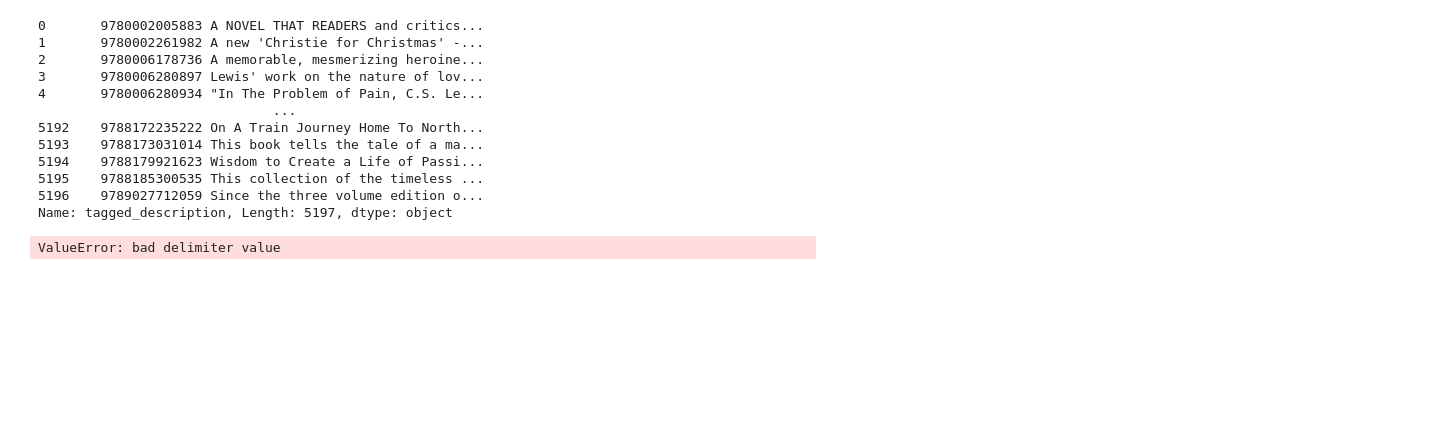
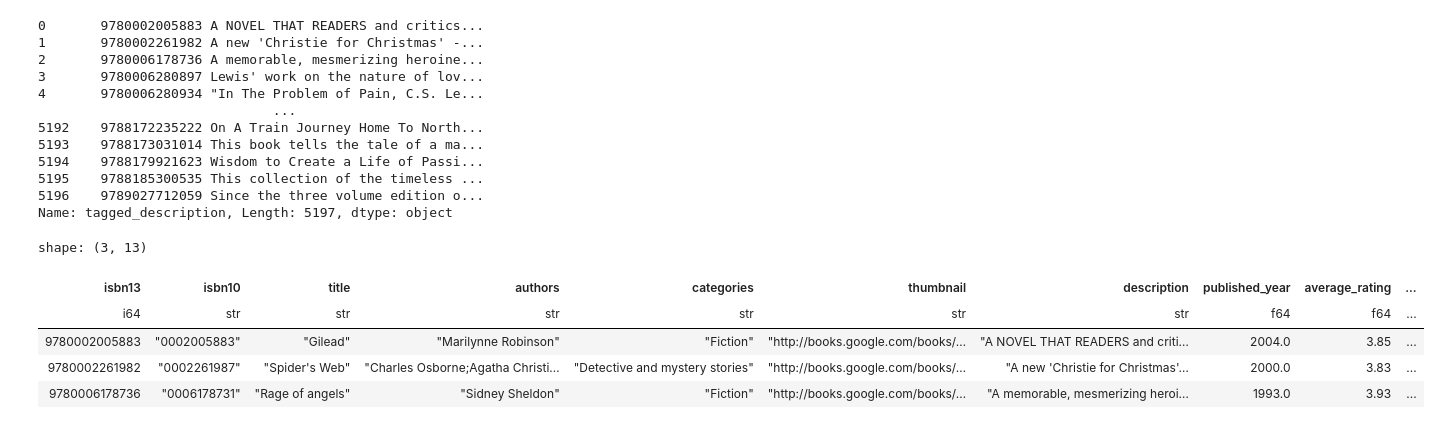
Before and after one commit to dimonpd/llm-semantic-book-recommender, a Jupyter notebook: vector-search.ipynb, the cells around one changed output. Saved outputs shown, nothing was run; the diff lists cells and outputs as text; code cells hidden in the pictures; blank space fills up the shorter version.

```diff
--- a/vector-search.ipynb
+++ b/vector-search.ipynb
@@ -34,3 +34,15 @@ books["tagged_description"]
 5195    9788185300535 This collection of the timeless ...
 5196    9789027712059 Since the three volume edition o...
 Name: tagged_description, Length: 5197, dtype: object
+# %%
+import polars as pl
+books = pl.from_pandas(books)
+# %%
+books.head(3)
+# %% [output]
+shape: (3, 13)
+| isbn13 | isbn10 | title | authors | categories | thumbnail | description | published_year | average_rating | ... |
+| i64 | str | str | str | str | str | str | f64 | f64 | ... |
+| 9780002005883 | "0002005883" | "Gilead" | "Marilynne Robinson" | "Fiction" | "http://books.google.com/books/… | "A NOVEL THAT READERS and criti… | 2004.0 | 3.85 | ... |
+| 9780002261982 | "0002261987" | "Spider's Web" | "Charles Osborne;Agatha Christi… | "Detective and mystery stories" | "http://books.google.com/books/… | "A new 'Christie for Christmas'… | 2000.0 | 3.83 | ... |
+| 9780006178736 | "0006178731" | "Rage of angels" | "Sidney Sheldon" | "Fiction" | "http://books.google.com/books/… | "A memorable, mesmerizing heroi… | 1993.0 | 3.93 | ... |
@@ -37,9 +55,7 @@ Name: tagged_description, Length: 5197, dtype: object
 # %%
-books["tagged_description"].to_csv("tagged_description.txt",
-                                   sep = "\n",
-                                   index = False,
-                                   header = False)
+# books["tagged_description"].to_csv("tagged_description.txt",
+#                                    sep = "\n",
+#                                    index = False,
+#                                    header = False)
-# %% [output]
-ValueError: bad delimiter value
 # %%
 raw_documents = TextLoader("tagged_description.txt").load()
```
Also changed, not shown: parts of 9 cells of this notebook, 2 other files.
